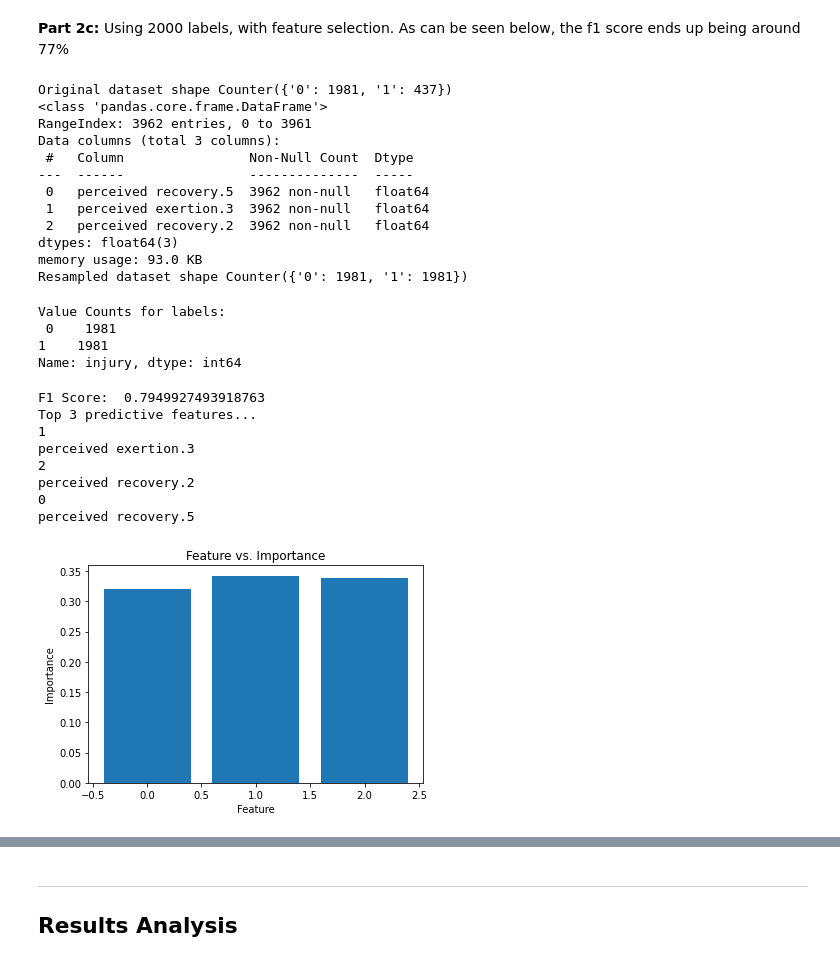
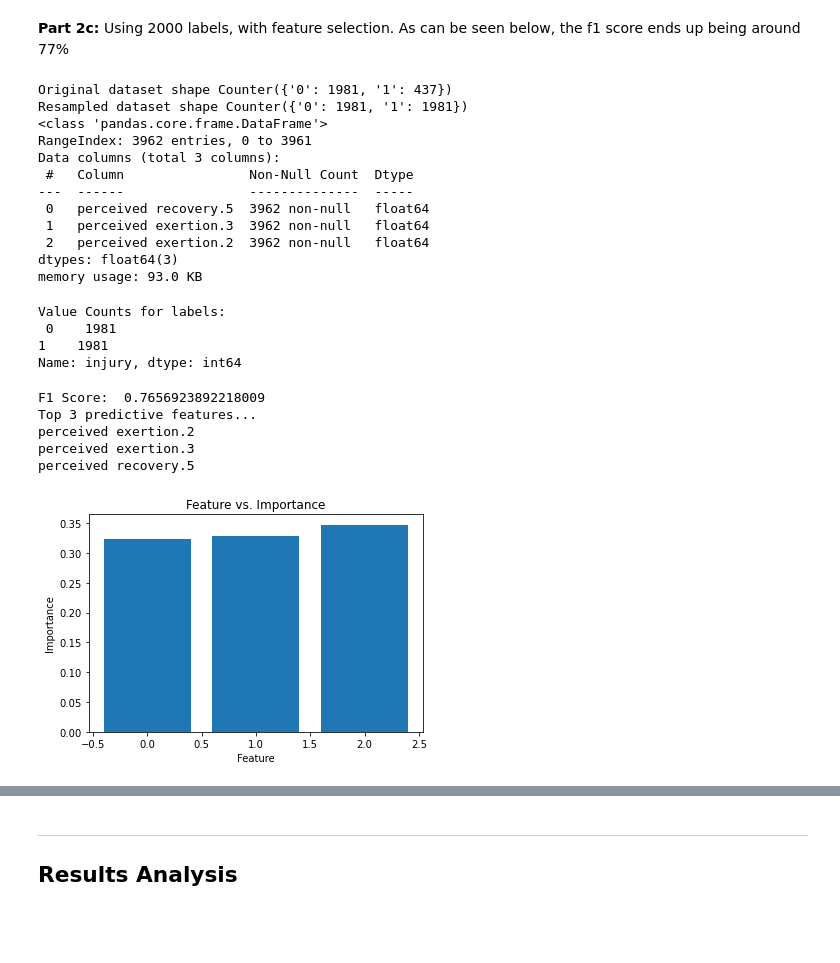
Before and after one commit to ryn8raun248/TrainingTrainers, a Jupyter notebook: final_project_notebook.ipynb, the cells around one changed output, grey strips where cells are left out. Cells and saved outputs as stored; diff of their text form; code cells hidden in the pictures; blank space fills up the shorter version.

```diff
--- a/final_project_notebook.ipynb
+++ b/final_project_notebook.ipynb
@@ -385,15 +381,13 @@ model.fit(scaled_X_train, y_train)
 importance = model.feature_importances_
 
 y_pred_rf2=model.predict(scaled_X_test)
-from sklearn.metrics import f1_score
 
-f1_score = f1_score(y_test, y_pred_rf2, average='macro')
+f1_Score = f1_score(y_test, y_pred_rf2, average='macro')
 
-print("F1 Score: ", f1_score)
+print("F1 Score: ", f1_Score)
 
 # summarize feature importance
 for i,v in enumerate(importance):
-#     print('Feature: %0d, Score: %.5f' % (i,v))
     nums[i] = v
 
 print('Top 3 predictive features...')
@@ -405,7 +399,6 @@ for x in range(0,3):
     print(colname)
     del nums[max_key]
 
-
 # plot feature importance
 pyplot.bar([x for x in range(len(importance))], importance)
 plt.xlabel('Feature')
@@ -446,7 +439,6 @@ scaled_X_test_fs = scaler.transform(X_test_fs)
 # %%
 nums = {}
 model_fs = RandomForestClassifier()
-from sklearn.metrics import f1_score
 
 model_fs.fit(scaled_X_train_fs, y_train_fs)
 # get importance
@@ -454,13 +446,12 @@ importance_fs = model_fs.feature_importances_
 
 y_pred_rf2=model_fs.predict(scaled_X_test_fs)
 
-f1_score = f1_score(y_test_fs, y_pred_rf2, average='macro')
+f1_Score = f1_score(y_test_fs, y_pred_rf2, average='macro')
 
-print("F1 Score: ", f1_score)
+print("F1 Score: ", f1_Score)
 
 # summarize feature importance
 for i,v in enumerate(importance_fs):
-#     print('Feature: %0d, Score: %.5f' % (i,v))
     nums[i] = v
 
 
@@ -472,7 +463,6 @@ for x in range(0,3):
     print(colname)
     del nums[max_key]
 
-
 # plot feature importance
 pyplot.bar([x for x in range(len(importance_fs))], importance_fs)
 plt.xlabel('Feature')
@@ -646,15 +628,12 @@ importance_bal = model_bal.feature_importances_
 
 y_pred_bal=model_bal.predict(scaled_X_test)
 
-from sklearn.metrics import f1_score
+f1_Score = f1_score(y_test, y_pred_bal, average='macro')
 
-f1_score = f1_score(y_test, y_pred_bal, average='macro')
-
-print("F1 Score: ", f1_score)
+print("F1 Score: ", f1_Score)
 
 # summarize feature importance
 for i,v in enumerate(importance_bal):
-#     print('Feature: %0d, Score: %.5f' % (i,v))
     nums_bal[i] = v
 
 print('Top 3 predictive features...')
@@ -701,11 +679,12 @@ temp_y_train_fs = y_train_fs[indexes]
 print('Original dataset shape %s' % Counter(temp_y_train_fs))
 sm = SMOTE(random_state=42)
 X_sm_fs, y_sm_fs = sm.fit_resample(temp_X_train_fs, temp_y_train_fs)
-X_sm_fs.info()
 
 print('Resampled dataset shape %s' % Counter(y_sm_fs))
+X_sm_fs.info()
 # %% [output]
 Original dataset shape Counter({'0': 1981, '1': 437})
+Resampled dataset shape Counter({'0': 1981, '1': 1981})
 <class 'pandas.core.frame.DataFrame'>
 RangeIndex: 3962 entries, 0 to 3961
 Data columns (total 3 columns):
@@ -713,10 +692,9 @@ Data columns (total 3 columns):
 ---  ------                --------------  -----
  0   perceived recovery.5  3962 non-null   float64
  1   perceived exertion.3  3962 non-null   float64
- 2   perceived recovery.2  3962 non-null   float64
+ 2   perceived exertion.2  3962 non-null   float64
 dtypes: float64(3)
 memory usage: 93.0 KB
-Resampled dataset shape Counter({'0': 1981, '1': 1981})
 # %%
 print('Value Counts for labels:\n', y_sm_fs.value_counts())
 X_train, X_test, y_train, y_test = train_test_split(X_sm_fs, y_sm_fs, random_state=42)
@@ -739,45 +717,37 @@ model_bal.fit(scaled_X_train, y_train)
 # get importance
 importance_bal = model_bal.feature_importances_
 
 y_pred_bal_2000_fs=model_bal.predict(scaled_X_test)
 
-from sklearn.metrics import f1_score
+f1_Score = f1_score(y_test, y_pred_bal_2000_fs, average='macro')
 
-f1_score = f1_score(y_test, y_pred_bal_2000_fs, average='macro')
-
-print("F1 Score: ", f1_score)
+print("F1 Score: ", f1_Score)
 
 # summarize feature importance
 for i,v in enumerate(importance_bal):
-#     print('Feature: %0d, Score: %.5f' % (i,v))
     nums_bal[i] = v
 
 print('Top 3 predictive features...')
 
 for x in range(0,3):
     max_key = max(nums_bal, key=nums_bal.get)
-    print(max_key)
     colname = X_train.columns[max_key]
     pred_feat_names_bal.append(colname)
     print(colname)
     del nums_bal[max_key]
-
 
 # plot feature importance
 pyplot.bar([x for x in range(len(importance_bal))], importance_bal)
 plt.xlabel('Feature')
 plt.ylabel('Importance')
 plt.title('Feature vs. Importance')
 pyplot.show()
 # %% [output]
-F1 Score:  0.7949927493918763
+F1 Score:  0.7656923892218009
 Top 3 predictive features...
-1
+perceived exertion.2
 perceived exertion.3
-2
-perceived recovery.2
-0
 perceived recovery.5
-[figure, old version]
+[figure, new version]
 # %%
 pred_proba = model_bal.predict_proba(scaled_X_test)
```
Also changed, not shown: parts of 17 cells of this notebook.
